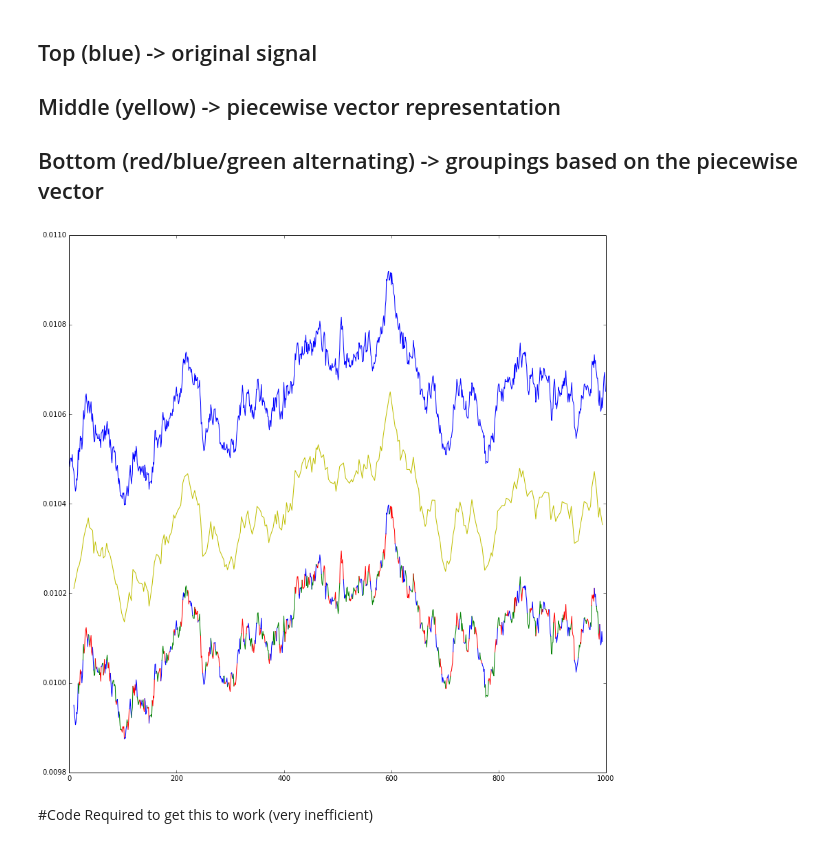
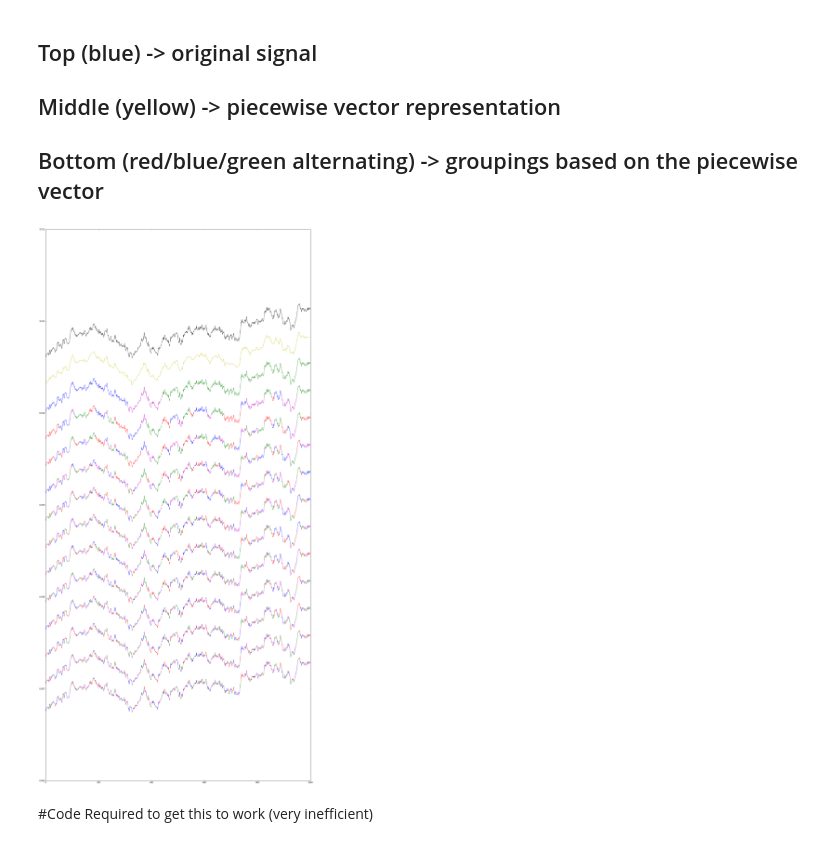
Before and after one commit to buckie/wtmm-python, a Jupyter notebook: notebooks/scipy approach.ipynb, the cells around one changed output. Cells and saved outputs as stored; diff of their text form; code cells hidden in the pictures.

```diff
--- a/notebooks/scipy approach.ipynb
+++ b/notebooks/scipy approach.ipynb
@@ -66,0 +54,5 @@ w_coefs_bwn_la = -1 * log(abs(w_coefs_bwn))
+# %%
+%%time
+sig = fbm_s
+
+w_coefs = perform_cwt(sig, width=0.25, max_scale=100)
@@ -94,16 +83,7 @@ plt.show()
 # %% [markdown]
 # Create the bifucration skeleton
 # %%
-test_sample = np.copy(mask)
-bifucations = skeletor(test_sample, smallest_scale=2)
-
-plt.figure(figsize=(14,10))
-plt.pcolormesh(mask, cmap='Greys')
-plt.colorbar()
-ax = plt.gca()
-ax.set_ylim(ax.get_ylim()[::-1])
-ax.xaxis.tick_top()
-plt.show()
+bifucations = skeletor(w_coefs, smallest_scale=1)
 
 plt.figure(figsize=(14,10))
 for n, (k, v) in enumerate(bifucations.iteritems()):
@@ -129,35 +108,46 @@ len(bifucations)
 ## Bottom (red/blue/green alternating) -> groupings based on the piecewise vector
 # %%
 max_res = 100000
-plt.figure(figsize=(14,14))
+plt.figure(figsize=(24,50))
 
 lst_color = 'r'
 # sig = bwn_m # <-- this was already defined above
 ts = range(len(sig))
-offset_graphs = (max(sig) - min(sig)) / 2
-extremas = sorted([t for num, t in bifucations.keys() if num < max_res])
-for n in xrange(len(extremas)-1):
-    if lst_color == 'r':
-        lst_color = 'b'
-    elif lst_color == 'b':
-        lst_color = 'g'
-    else:
-        lst_color = 'r'
+offset_plot = (max(sig) - min(sig))/2
 
-    plt.plot(ts[extremas[n]:extremas[n+1]+1],
-             sig[extremas[n]:extremas[n+1]+1], c=lst_color)
+for pl_num, max_res in enumerate(range(2, len(bifucations)+1, 25)):
+    extremas = [0] + sorted([t for num, t in bifucations.keys() if num < max_res]) + [999]
+    num_extremas = len(extremas)
+    for n in xrange(num_extremas-1):
+        if lst_color == 'r':
+            lst_color = 'b'
+        elif lst_color == 'b':
+            lst_color = 'm'
+        elif lst_color == 'm':
+            lst_color = 'g'
+        else:
+            lst_color = 'r'
 
-plt.plot(extremas, sig[extremas]+offset_graphs, 'y')
-plt.plot(ts, sig + (2*offset_graphs), 'b')
+        plt.plot(ts[extremas[n]:extremas[n+1]+1],
+                 sig[extremas[n]:extremas[n+1]+1] - (pl_num*offset_plot),
+                 c=lst_color)
+
+plt.plot([0] + extremas + [999], sig[[0] + extremas + [999]] + offset_plot, 'y')
+plt.plot(ts, sig + (2*offset_plot), 'k')
+
+# extremas = sorted([t for num, t in bifucations.keys() if num < 10])
+# plt.plot([0] + extremas + [999], sig[[0] + extremas + [999]] + (2*offset_plot), 'y')
+# extremas = sorted([t for num, t in bifucations.keys() if num < 25])
+# plt.plot([0] + extremas + [999], sig[[0] + extremas + [999]] + (2*offset_plot), 'g')
 # plt.savefig('./example_clustering.png', dpi=5000)
 
 plt.show()
 
 # Top (blue) -> original signal
 # Middle (yellow) -> piecewise vector representation
 # Bottom (red/blue/green alternating) -> groupings based on the piecewise vector
 # %% [output]
-[figure, old version]
+[figure, new version]
 # %% [markdown]
 #Code Required to get this to work (very inefficient)
 # %%
```
Also changed, not shown: parts of 16 cells of this notebook, 2 other files.
